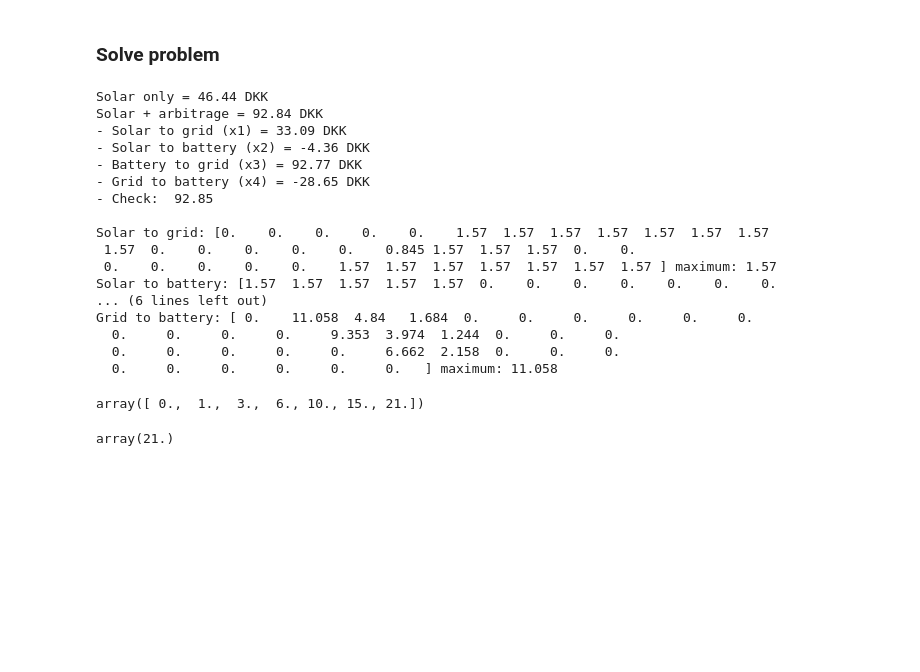
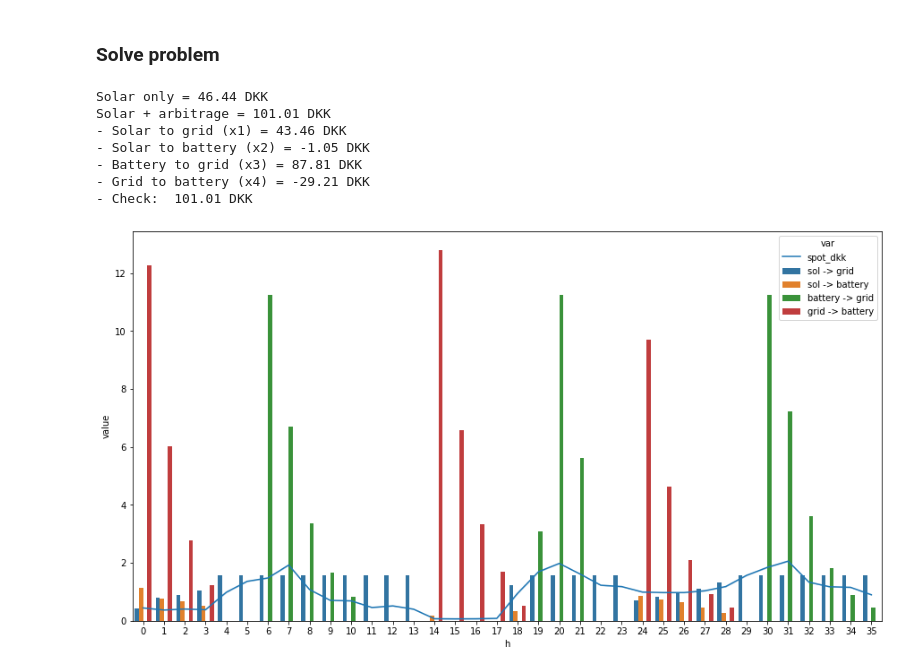
Before and after one commit to skipperkongen/elarb, a Jupyter notebook: notebooks/cvxpy.ipynb, the cells around one changed output. Drawn from its saved outputs; the diff is of its cells as text; code cells hidden in the pictures; blank space fills up the shorter version.

Commit message:
visualisation

```diff
--- a/notebooks/cvxpy.ipynb
+++ b/notebooks/cvxpy.ipynb
@@ -54,10 +75,10 @@ d_grid.value = np.zeros(n) + standard_outlet_kWh
 s_grid = cp.Parameter(n, nonneg=True)
 s_grid.value = np.zeros(n) + standard_outlet_kWh
 
-# 1 battery: Powerwall LBATTS Powerwall, 8.8 kwh
+# 3 battery: Powerwall LBATTS Powerwall, 8.8 kwh
 bat_cap = 26.4
 bat_discharge = 11.52
-bat_depreciation = 0.3
+bat_depreciation = 0.4
 bat_loss = 0.03
 bat_SoC = ... # defined later
 
@@ -78,7 +99,7 @@ p_x3 = cp.Parameter(n)
 p_x3.value = np.zeros(n) + spot_dkk - bat_depreciation
 
 p_x4 = cp.Parameter(n)
-p_x4.value = np.zeros(n) - spot_dkk - bat_depreciation
+p_x4.value = np.zeros(n) - spot_dkk # - bat_depreciation
 # %% [markdown]
 ### Variables
 # %%
@@ -135,44 +156,56 @@ constraints = [
 # %%
 prob = cp.Problem(objective, constraints)
 result = prob.solve()
 result_solaronly = np.round(cp.sum(s_solar@p_x1).value, 2)
 result_solar_and_arb = np.round(result, 2)
 
 x1_component = cp.sum(x1@p_x1).value.round(2)
 x2_component = cp.sum(x2@p_x2).value.round(2)
 x3_component = cp.sum(x3@p_x3).value.round(2)
 x4_component = cp.sum(x4@p_x4).value.round(2)
 
 print('Solar only =', result_solaronly, 'DKK')
 print('Solar + arbitrage =', result_solar_and_arb, 'DKK')
 print('- Solar to grid (x1) =', x1_component, 'DKK')
 print('- Solar to battery (x2) =', x2_component, 'DKK')
 print('- Battery to grid (x3) =', x3_component, 'DKK')
 print('- Grid to battery (x4) =', x4_component, 'DKK')
-print('- Check: ', x1_component + x2_component + x3_component + x4_component)
+print('- Check: ', np.round(x1_component + x2_component + x3_component + x4_component, 2), 'DKK')
 print()
-print('Solar to grid:', x1.value.round(3), 'maximum:', max(x1.value.round(3)))
-print('Solar to battery:', x2.value.round(3), 'maximum:', max(x2.value.round(3)))
-print('Battery to grid:', x3.value.round(3), 'maximum:', max(x3.value.round(3)))
-print('Grid to battery:', x4.value.round(3), 'maximum:', max(x4.value.round(3)))
+#print('Solar to grid:', x1.value.round(3), 'maximum:', max(x1.value.round(3)))
+#print('Solar to battery:', x2.value.round(3), 'maximum:', max(x2.value.round(3)))
+#print('Battery to grid:', x3.value.round(3), 'maximum:', max(x3.value.round(3)))
+#print('Grid to battery:', x4.value.round(3), 'maximum:', max(x4.value.round(3)))
+#print(np.round(constraints[0].dual_value, 2))
+print()
 
-print()
-print()
+h = list(range(n))
+p = spot_dkk.tolist()
+df_plot = pd.DataFrame({
+    'h': h+h+h+h,
+    'p': p+p+p+p,
+    'value': (
+        x1.value.tolist()
+        +x2.value.tolist()
+        +x3.value.tolist()
+        +x4.value.tolist()),
+    'var': (
+        ['sol -> grid']*n
+        + ['sol -> battery']*n
+        + ['battery -> grid']*n
+        + ['grid -> battery']*n
+    )
+})
+plt.figure(figsize=(15,8))
+sns.lineplot(data=df_plot, x='h', y='p', label='spot_dkk')
+sns.barplot(data=df_plot, x='h', y='value', hue='var')
+plt.show()
 # %% [output]
 Solar only = 46.44 DKK
-Solar + arbitrage = 92.84 DKK
-- Solar to grid (x1) = 33.09 DKK
-- Solar to battery (x2) = -4.36 DKK
-- Battery to grid (x3) = 92.77 DKK
-- Grid to battery (x4) = -28.65 DKK
-- Check:  92.85
-
-Solar to grid: [0.    0.    0.    0.    0.    1.57  1.57  1.57  1.57  1.57  1.57  1.57
- 1.57  0.    0.    0.    0.    0.    0.845 1.57  1.57  1.57  0.    0.
- 0.    0.    0.    0.    0.    1.57  1.57  1.57  1.57  1.57  1.57  1.57 ] maximum: 1.57
-Solar to battery: [1.57  1.57  1.57  1.57  1.57  0.    0.    0.    0.    0.    0.    0.
-... (6 lines left out)
-Grid to battery: [ 0.    11.058  4.84   1.684  0.     0.     0.     0.     0.     0.
-  0.     0.     0.     0.     9.353  3.974  1.244  0.     0.     0.
-  0.     0.     0.     0.     0.     6.662  2.158  0.     0.     0.
-  0.     0.     0.     0.     0.     0.   ] maximum: 11.058
+Solar + arbitrage = 101.01 DKK
+- Solar to grid (x1) = 43.46 DKK
+- Solar to battery (x2) = -1.05 DKK
+- Battery to grid (x3) = 87.81 DKK
+- Grid to battery (x4) = -29.21 DKK
+- Check:  101.01 DKK
+[figure, added]
@@ -191,8 +211,0 @@ Grid to battery: [ 0.    11.058  4.84   1.684  0.     0.     0.     0.     0.
-# %%
-cp.cumsum(c).value
-# %% [output]
-array([ 0.,  1.,  3.,  6., 10., 15., 21.])
-# %%
-cp.max(cp.cumsum(c)).value
-# %% [output]
-array(21.)
```
Also changed, not shown: parts of 3 cells of this notebook.
